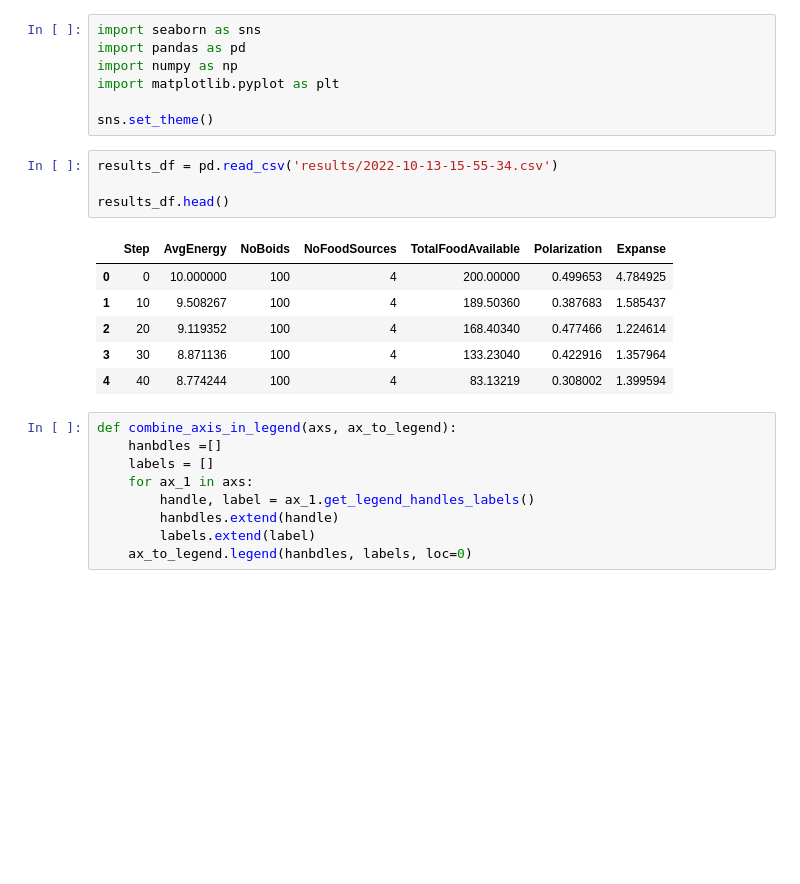
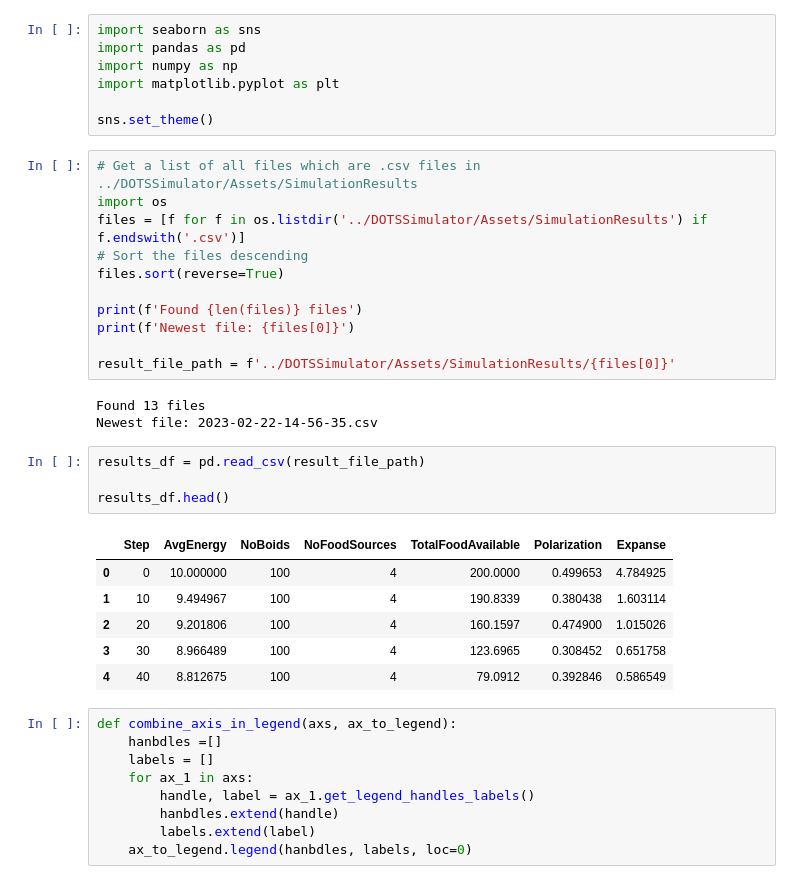
Before and after one commit to Trottero/master-thesis-simulator, a Jupyter notebook: Analytics/simulation_analytics.ipynb, the cells around one changed output. Drawn from its saved outputs; the diff is of its cells as text; blank space fills up the shorter version.

```diff
--- a/Analytics/simulation_analytics.ipynb
+++ b/Analytics/simulation_analytics.ipynb
@@ -5,17 +5,31 @@ import numpy as np
 import matplotlib.pyplot as plt
 
 sns.set_theme()
+# %%
+# Get a list of all files which are .csv files in ../DOTSSimulator/Assets/SimulationResults
+import os
+files = [f for f in os.listdir('../DOTSSimulator/Assets/SimulationResults') if f.endswith('.csv')]
+# Sort the files descending
+files.sort(reverse=True)
+
+print(f'Found {len(files)} files')
+print(f'Newest file: {files[0]}')
+
+result_file_path = f'../DOTSSimulator/Assets/SimulationResults/{files[0]}'
+# %% [output]
+Found 13 files
+Newest file: 2023-02-22-14-56-35.csv
 # %%
-results_df = pd.read_csv('results/2022-10-13-15-55-34.csv')
+results_df = pd.read_csv(result_file_path)
 
 results_df.head()
 # %% [output]
 |  | Step | AvgEnergy | NoBoids | NoFoodSources | TotalFoodAvailable | Polarization | Expanse |
-| 0 | 0 | 10.000000 | 100 | 4 | 200.00000 | 0.499653 | 4.784925 |
-| 1 | 10 | 9.508267 | 100 | 4 | 189.50360 | 0.387683 | 1.585437 |
-| 2 | 20 | 9.119352 | 100 | 4 | 168.40340 | 0.477466 | 1.224614 |
-| 3 | 30 | 8.871136 | 100 | 4 | 133.23040 | 0.422916 | 1.357964 |
-| 4 | 40 | 8.774244 | 100 | 4 | 83.13219 | 0.308002 | 1.399594 |
+| 0 | 0 | 10.000000 | 100 | 4 | 200.0000 | 0.499653 | 4.784925 |
+| 1 | 10 | 9.494967 | 100 | 4 | 190.8339 | 0.380438 | 1.603114 |
+| 2 | 20 | 9.201806 | 100 | 4 | 160.1597 | 0.474900 | 1.015026 |
+| 3 | 30 | 8.966489 | 100 | 4 | 123.6965 | 0.308452 | 0.651758 |
+| 4 | 40 | 8.812675 | 100 | 4 | 79.0912 | 0.392846 | 0.586549 |
 # %%
 def combine_axis_in_legend(axs, ax_to_legend):
     hanbdles =[]
```
Also changed, not shown: parts of 2 cells of this notebook.
